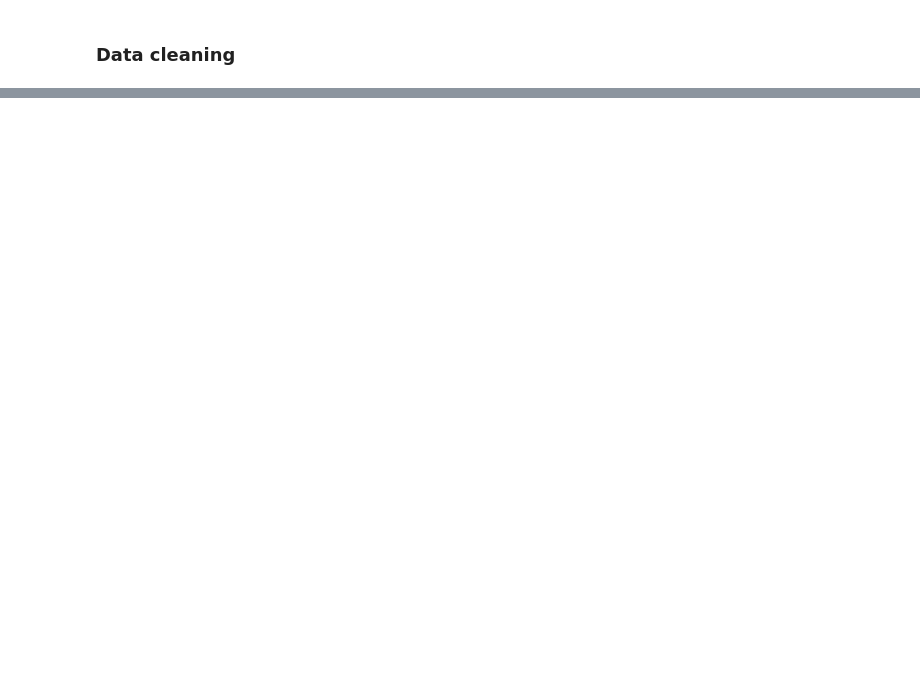
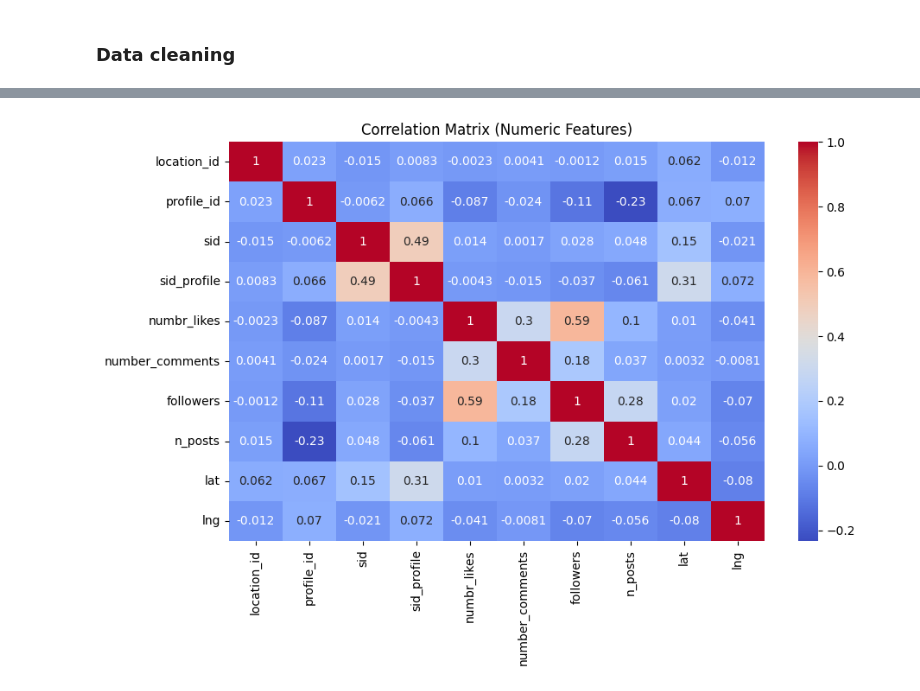
Before and after one commit to HuangT1ng/Social-media-post-Virality-prediction, a Jupyter notebook: Virality predictor.ipynb, the cells around one changed output, grey strips where cells are left out. Cells and saved outputs as stored; diff of their text form; code cells hidden in the pictures; blank space fills up the shorter version.

```diff
--- a/Virality predictor.ipynb
+++ b/Virality predictor.ipynb
@@ -118,0 +243,11 @@ data_cleaned.head()
+# %%
+numeric_columns = data_cleaned.select_dtypes(include=['int64', 'float64']).columns
+numeric_data = data_cleaned[numeric_columns]
+
+correlation_matrix_numeric = numeric_data.corr()
+plt.figure(figsize=(10, 6))
+sb.heatmap(correlation_matrix_numeric, annot=True, cmap='coolwarm')
+plt.title('Correlation Matrix (Numeric Features)')
+plt.show()
+# %% [output]
+[figure, added]
```
Also changed, not shown: parts of 15 cells of this notebook.
